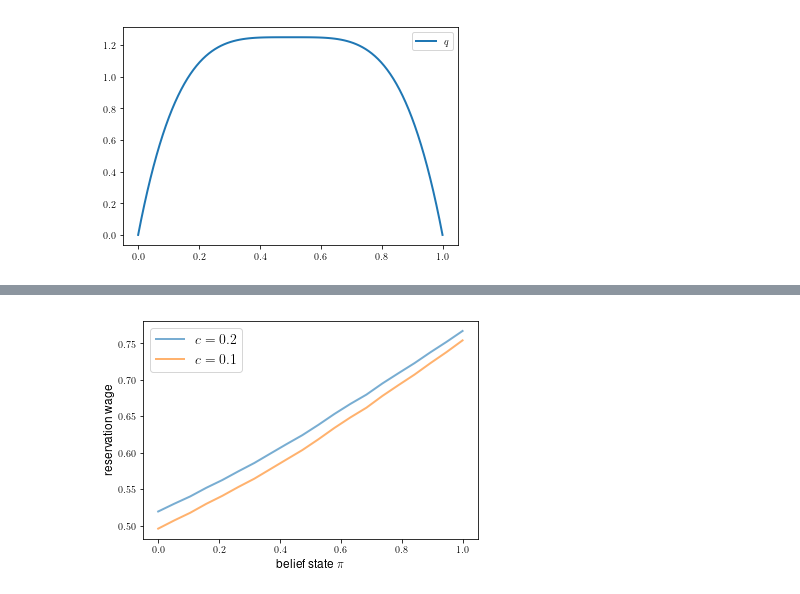
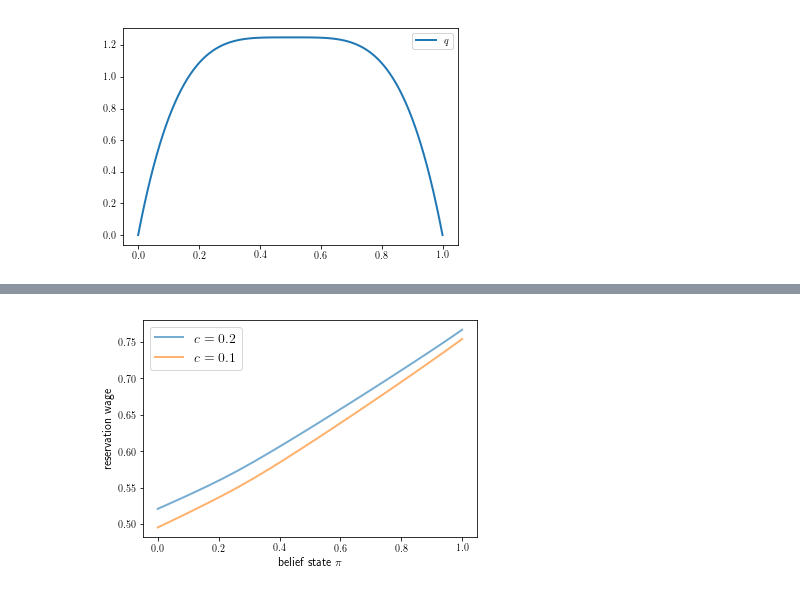
Before and after one commit to jstac/nyu_macro_fall_2018, a Jupyter notebook: infinite_horizon_job_search/odu.ipynb, the cells around one changed output, grey strips where cells are left out. Saved outputs shown, nothing was run; the diff lists cells and outputs as text; code cells hidden in the pictures.

```diff
--- a/infinite_horizon_job_search/odu.ipynb
+++ b/infinite_horizon_job_search/odu.ipynb
@@ -72,11 +64,18 @@ class SearchProblem:
                  F_b=2,
                  G_a=2,
                  G_b=4,
-                 π_grid_size=20):
+                 π_grid_size=20,
+                 mc_size=10000):
 
         self.β, self.c = β, c
-        self.f, self.f_rvs = beta_function_factory(F_a, F_b)
-        self.g, self.g_rvs = beta_function_factory(G_a, G_b)
 
         self.π_grid = np.linspace(0, 1, π_grid_size)
+
+        self.w_f = np.random.beta(F_a, F_b, mc_size)
+        self.w_g = np.random.beta(G_a, G_b, mc_size)
+
+        self.f = beta_function_factory(F_a, F_b)
+        self.g = beta_function_factory(G_a, G_b)
+
+        self.mc_size = mc_size
 # %%
@@ -135,28 +122,29 @@ def Q_factory(sp, mc_size=10000, seed=123):
 
     return Q
 # %%
+
 def Q_iterator(sp, max_iter=500, tol=1e-4):
 
-    ψ_init = np.ones(len(sp.π_grid))
+    ω_init = np.ones(len(sp.π_grid))
     Q = Q_factory(sp)
-    ψ = ψ_init
+    ω = ω_init
     ϵ = tol + 1
     i = 0
 
     while i < max_iter and ϵ > tol:
-        new_ψ = Q(ψ)
-        ϵ = np.max(np.abs(ψ - new_ψ))
-        ψ = new_ψ
+        new_ω = Q(ω)
+        ϵ = np.max(np.abs(ω - new_ω))
+        ω = new_ω
         i += 1
 
     if i == max_iter:
         print("Warning: hit maximum iterations")
 
 
-    return ψ
+    return ω
 # %%
 sp1 = SearchProblem()
 # %%
 %%time
-ψ_1 = Q_iterator(sp1)
+ω_1 = Q_iterator(sp1)
 # %% [output]
@@ -165,15 +153,15 @@ Wall time: 3.03 s
 # %%
 sp2 = SearchProblem(c=0.2)
-ψ_2 = Q_iterator(sp2)
+ω_2 = Q_iterator(sp2)
 # %%
 fig, ax = plt.subplots()
 
-ax.plot(sp2.π_grid, ψ_2, lw=2, alpha=0.6, label='$c = 0.2$')
-ax.plot(sp1.π_grid, ψ_1, lw=2, alpha=0.6, label='$c = 0.1$')
+ax.plot(sp2.π_grid, ω_2, lw=2, alpha=0.6, label='$c = 0.2$')
+ax.plot(sp1.π_grid, ω_1, lw=2, alpha=0.6, label='$c = 0.1$')
 
 ax.legend(fontsize=14)
 ax.set_xlabel("belief state $\\pi$", fontsize=12)
 ax.set_ylabel("reservation wage", fontsize=12)
 plt.show()
 # %% [output]
-[figure, old version]
+[figure, new version]
```
Also changed, not shown: parts of 6 cells of this notebook.
